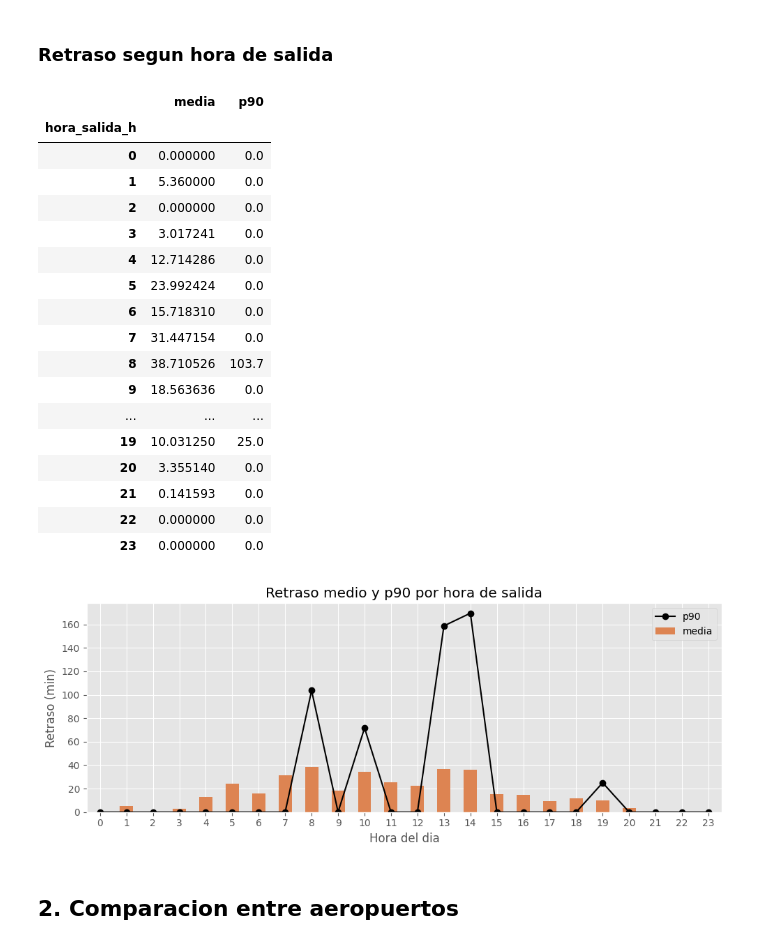
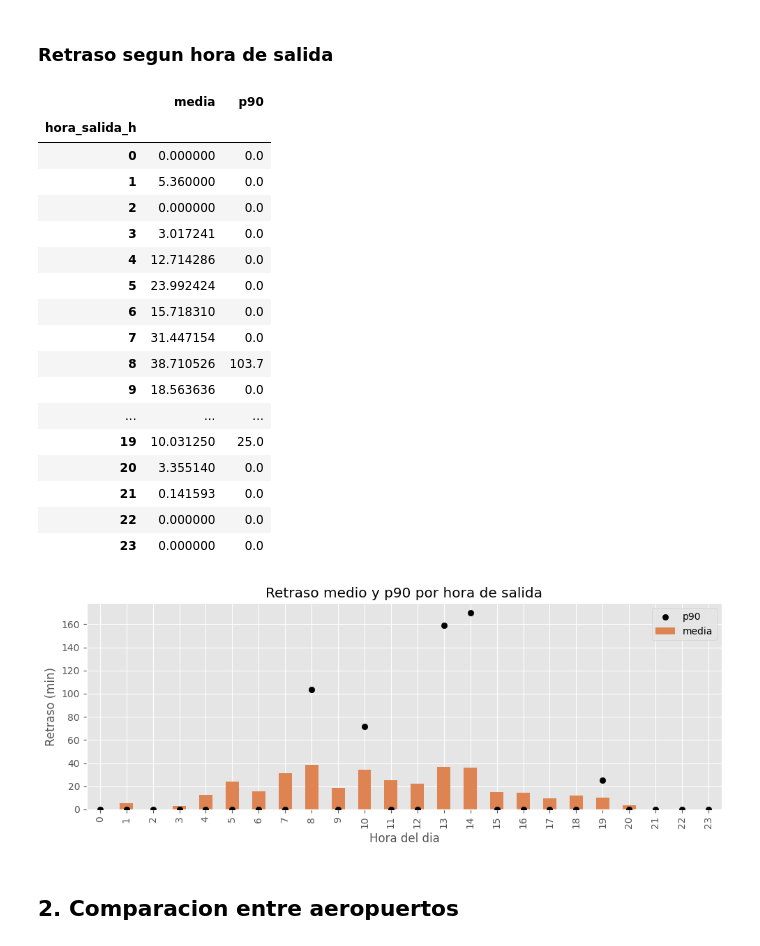
Before and after one commit to alvaro-huisman/Simulacion_trafico_aereo_local-TFG, a Jupyter notebook: analisis/analisis_prototipo1.ipynb, the cells around one changed output. Drawn from its saved outputs; the diff is of its cells as text; code cells hidden in the pictures.

```diff
--- a/analisis/analisis_prototipo1.ipynb
+++ b/analisis/analisis_prototipo1.ipynb
@@ -119,35 +119,44 @@ Proporcion de vuelos con retraso sobre umbrales:
 # %% [markdown]
 ### Retraso segun hora de salida
 # %%
-retraso_por_hora = resultados_eventos.groupby('hora_salida_h')['retraso_calculado'].agg(media='mean', p90=lambda x: x.quantile(0.9))
+retraso_por_hora = resultados_eventos.groupby('hora_salida_h')['retraso_calculado'].agg(
+    media='mean',
+    p90=lambda x: x.quantile(0.9)
+)
+
 ax = retraso_por_hora['media'].plot(kind='bar', figsize=(10, 4), color='#dd8452', label='media')
-retraso_por_hora['p90'].plot(kind='line', marker='o', color='black', ax=ax, secondary_y=False, label='p90')
+
+# p90 como puntos (sin líneas) para no sugerir interpolación entre horas
+x = range(len(retraso_por_hora.index))
+ax.scatter(x, retraso_por_hora['p90'].values, color='black', marker='o', label='p90', zorder=3)
+
 plt.title('Retraso medio y p90 por hora de salida')
 plt.xlabel('Hora del dia')
 plt.ylabel('Retraso (min)')
 plt.legend()
 plt.tight_layout()
+
 retraso_por_hora
 # %% [output]
 |  | media | p90 |
 | hora_salida_h |  |  |
 | 0 | 0.000000 | 0.0 |
 | 1 | 5.360000 | 0.0 |
 | 2 | 0.000000 | 0.0 |
 | 3 | 3.017241 | 0.0 |
 | 4 | 12.714286 | 0.0 |
 | 5 | 23.992424 | 0.0 |
 | 6 | 15.718310 | 0.0 |
 | 7 | 31.447154 | 0.0 |
 | 8 | 38.710526 | 103.7 |
 | 9 | 18.563636 | 0.0 |
 | ... | ... | ... |
 | 19 | 10.031250 | 25.0 |
 | 20 | 3.355140 | 0.0 |
 | 21 | 0.141593 | 0.0 |
 | 22 | 0.000000 | 0.0 |
 | 23 | 0.000000 | 0.0 |
-[figure, old version]
+[figure, new version]
 # %% [markdown]
 ## 2. Comparacion entre aeropuertos
 # %%
```
Also changed, not shown: parts of 1 cell of this notebook, 1 other file.
